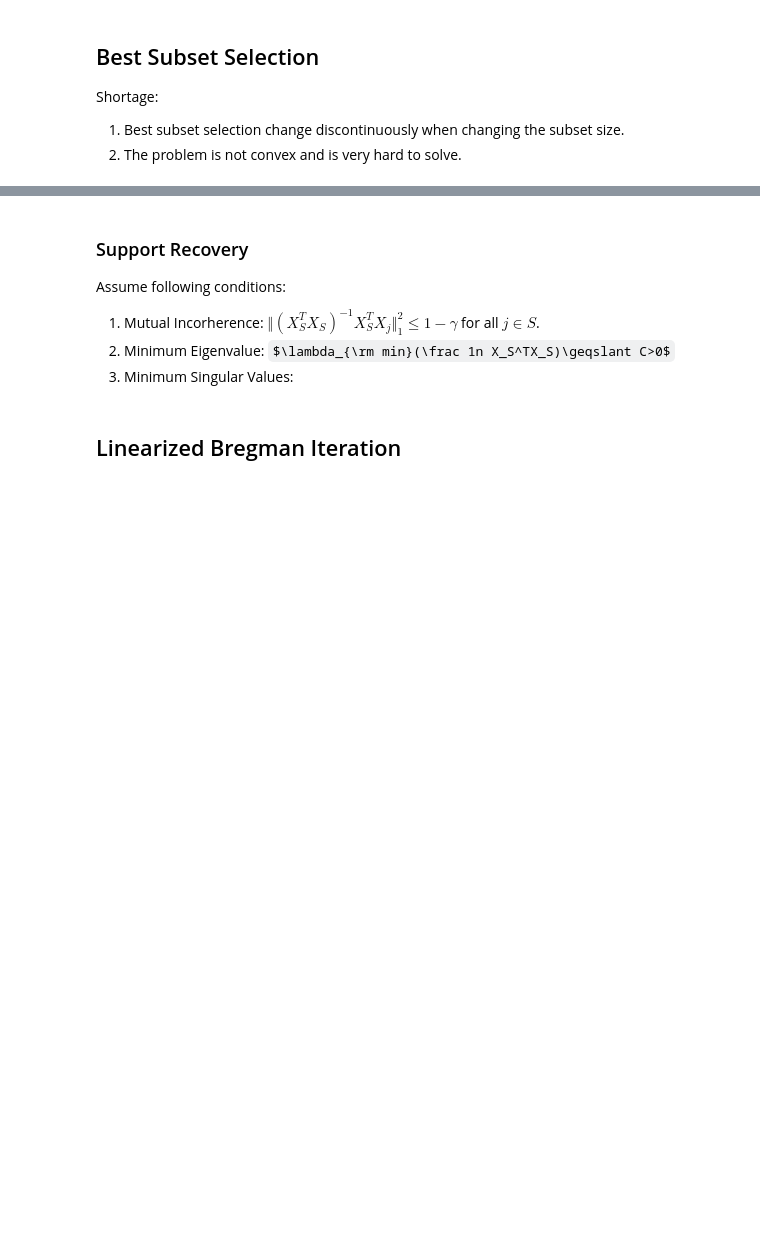
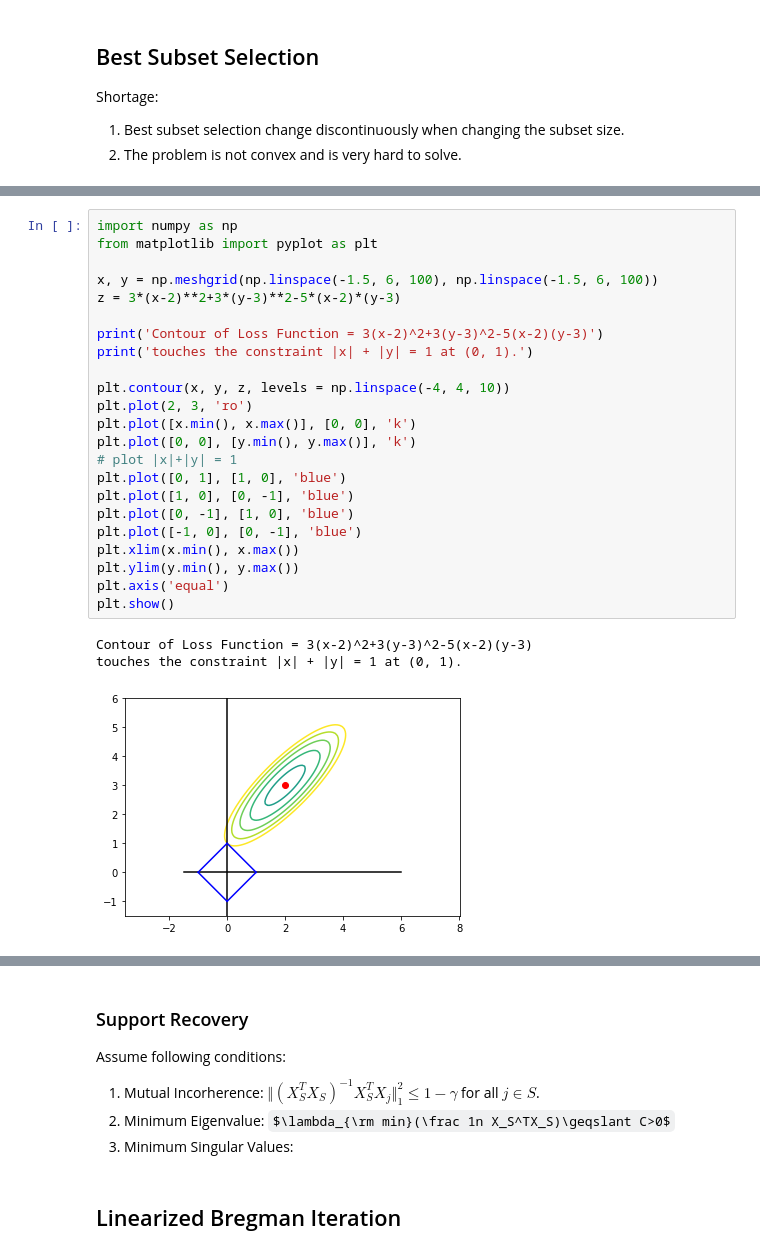
Before and after one commit to ForeverHaibara/Fudan-Courses, a Jupyter notebook: 高级回归分析/13 Variable Selection in High Dimensional Analysis.ipynb, the cells around one changed output, grey strips where cells are left out. Drawn from its saved outputs; the diff is of its cells as text; some formulas as TeX source; blank space fills up the shorter version.

```diff
--- a/高级回归分析/13 Variable Selection in High Dimensional Analysis.ipynb
+++ b/高级回归分析/13 Variable Selection in High Dimensional Analysis.ipynb
@@ -26,0 +33,27 @@ Let the regularization parameter $\lambda$ in LASSO vary from $[0,\infty)$, then
+# %%
+import numpy as np
+from matplotlib import pyplot as plt
+
+x, y = np.meshgrid(np.linspace(-1.5, 6, 100), np.linspace(-1.5, 6, 100))
+z = 3*(x-2)**2+3*(y-3)**2-5*(x-2)*(y-3)
+
+print('Contour of Loss Function = 3(x-2)^2+3(y-3)^2-5(x-2)(y-3)')
+print('touches the constraint |x| + |y| = 1 at (0, 1).')
+
+plt.contour(x, y, z, levels = np.linspace(-4, 4, 10))
+plt.plot(2, 3, 'ro')
+plt.plot([x.min(), x.max()], [0, 0], 'k')
+plt.plot([0, 0], [y.min(), y.max()], 'k')
+# plot |x|+|y| = 1
+plt.plot([0, 1], [1, 0], 'blue')
+plt.plot([1, 0], [0, -1], 'blue')
+plt.plot([0, -1], [1, 0], 'blue')
+plt.plot([-1, 0], [0, -1], 'blue')
+plt.xlim(x.min(), x.max())
+plt.ylim(y.min(), y.max())
+plt.axis('equal')
+plt.show()
+# %% [output]
+Contour of Loss Function = 3(x-2)^2+3(y-3)^2-5(x-2)(y-3)
+touches the constraint |x| + |y| = 1 at (0, 1).
+[figure, added]
```
Also changed, not shown: parts of 6 cells of this notebook, 12 other files.
